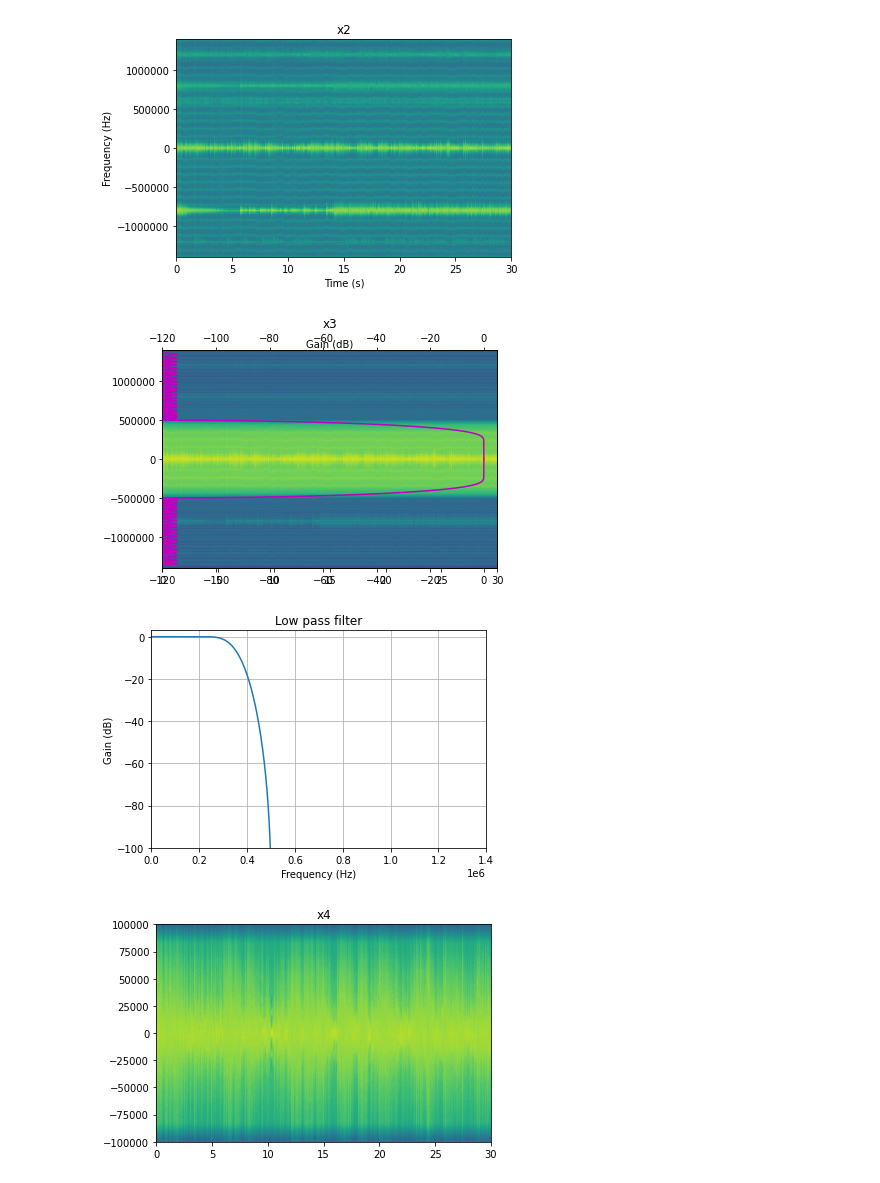
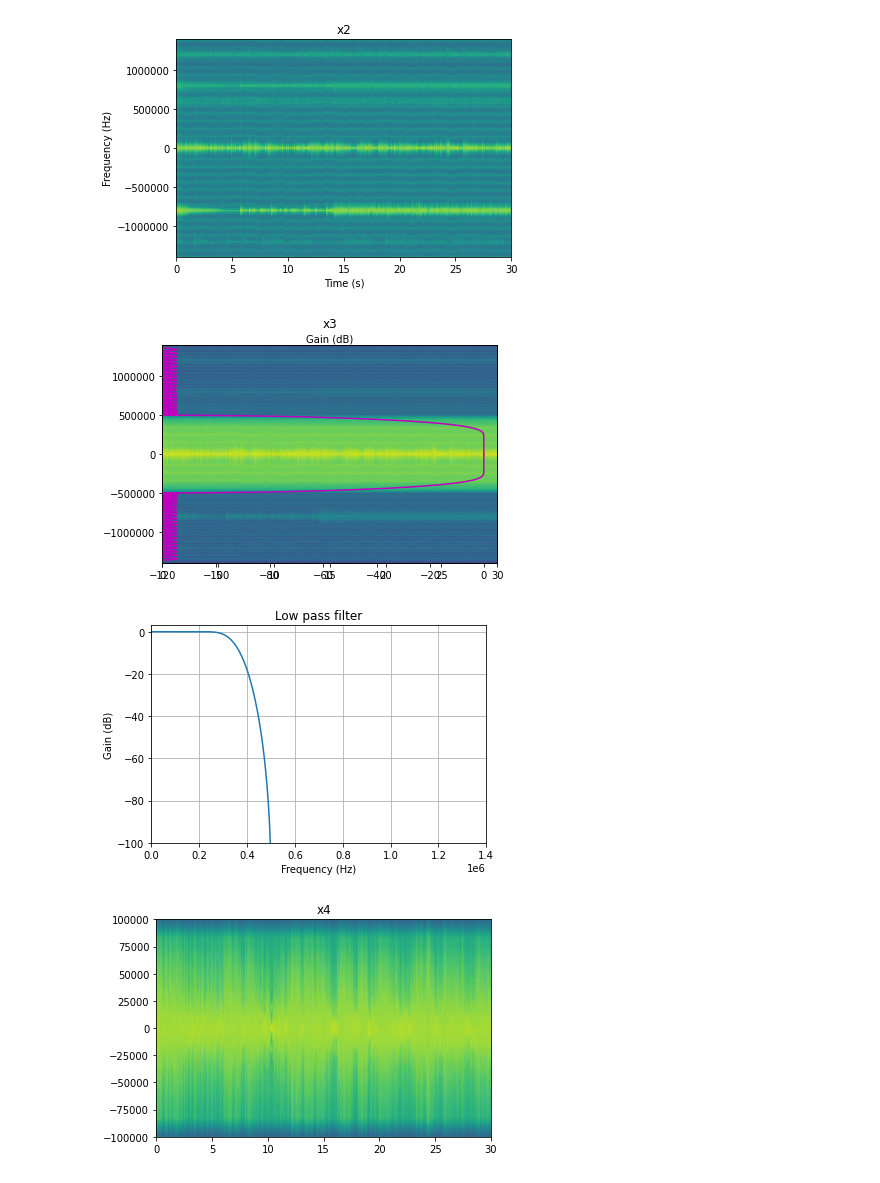
Before and after one commit to lani009/FM-demodulation, a Jupyter notebook: FM radio demodulator.ipynb, the cells around one changed output. Cells and saved outputs as stored; diff of their text form; code cells hidden in the pictures.

```diff
--- a/FM radio demodulator.ipynb
+++ b/FM radio demodulator.ipynb
@@ -58,37 +58,39 @@ f_bw = 200000
 
 lpf = signal.remez(64, [0, f_bw, f_bw+(Rs/2-f_bw)/4, Rs/2], [1, 0], fs=Rs)
 w, h = signal.freqz(lpf, 1, worN=2000)
 x3 = signal.lfilter(lpf, 1.0, x2)
 
 plt.specgram(x3, NFFT=2048, Fs=Rs)
 plt.title("x3")
 plt.ylim(-Rs/2, Rs/2)
 plt.xlim(0, len(x3)/Rs)
 plt.ticklabel_format(style='plain', axis='y')
 
 ax2 = plt.twiny()
 ax2.plot(20*np.log10(np.abs(h)), 0.5*Rs*w/np.pi, 'm')
 ax2.set_xlabel('Gain (dB)')
+ax2.get_xaxis().set_visible(True)
 ax2.set_xlim(-120, 5)
 
-ax2 = plt.twiny()
-ax2.plot(20*np.log10(np.abs(h)), -0.5*Rs*w/np.pi, 'm')
-ax2.set_xlim(-120, 5)
+ax3 = plt.twiny()
+ax3.plot(20*np.log10(np.abs(h)), -0.5*Rs*w/np.pi, 'm')
+ax3.get_xaxis().set_visible(False)
+ax3.set_xlim(-120, 5)
 
 plt.savefig('./figure/x3.png', dpi=200, facecolor='#eeeeee')
 plt.show()
 
 plt.plot(0.5*Rs*w/np.pi, 20*np.log10(np.abs(h)))
 plt.ylim(-100, 3)
 plt.xlim(0, Rs/2)
 plt.grid(True)
 plt.xlabel('Frequency (Hz)')
 plt.ylabel('Gain (dB)')
 plt.title('Low pass filter')
 plt.savefig('./figure/lpf.png', dpi=200, facecolor='#eeeeee')
 plt.show()
 # %% [output]
-[figure, old version]
+[figure, new version]
 [figure]
 # %%
 dec_rate = int(Rs / f_bw)
```
Also changed, not shown: parts of 1 cell of this notebook, 11 other files.
